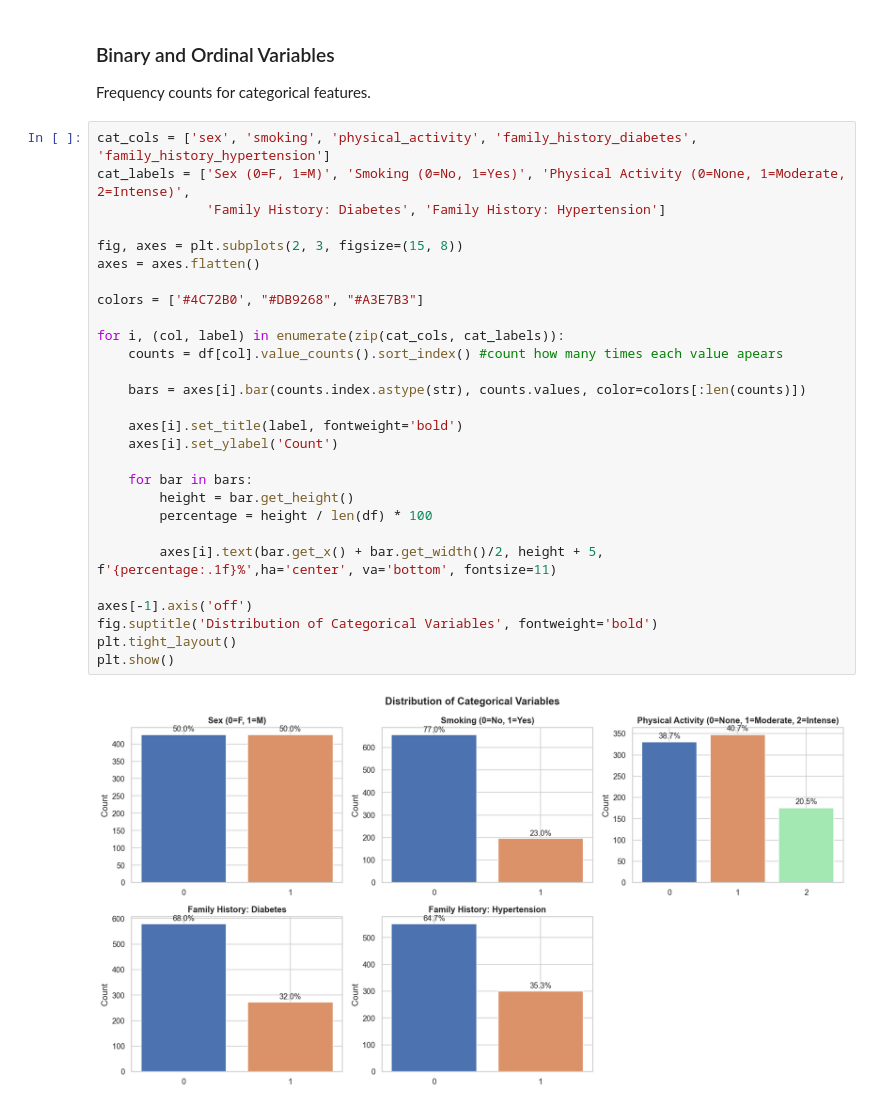
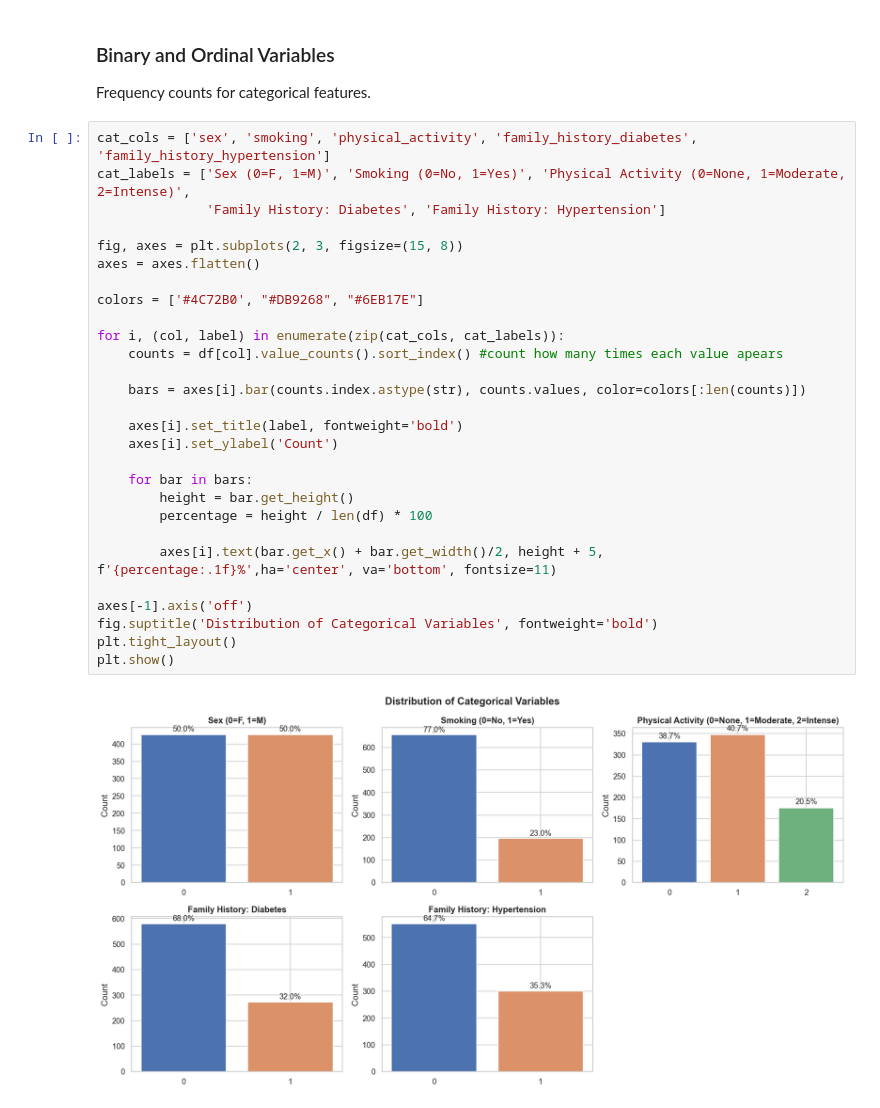
Before and after one commit to RodriguesS2/Project2-IA, a Jupyter notebook: eda_proj.ipynb, the cells around one changed output. Drawn from its saved outputs; the diff is of its cells as text.

```diff
--- a/eda_proj.ipynb
+++ b/eda_proj.ipynb
@@ -113,30 +113,30 @@ Frequency counts for categorical features.
 # %%
 cat_cols = ['sex', 'smoking', 'physical_activity', 'family_history_diabetes', 'family_history_hypertension']
 cat_labels = ['Sex (0=F, 1=M)', 'Smoking (0=No, 1=Yes)', 'Physical Activity (0=None, 1=Moderate, 2=Intense)',
               'Family History: Diabetes', 'Family History: Hypertension']
 
 fig, axes = plt.subplots(2, 3, figsize=(15, 8))
 axes = axes.flatten()
 
-colors = ['#4C72B0', "#DB9268", "#A3E7B3"]
+colors = ['#4C72B0', "#DB9268", "#6EB17E"]
 
 for i, (col, label) in enumerate(zip(cat_cols, cat_labels)):
     counts = df[col].value_counts().sort_index() #count how many times each value apears
 
     bars = axes[i].bar(counts.index.astype(str), counts.values, color=colors[:len(counts)])
 
     axes[i].set_title(label, fontweight='bold')
     axes[i].set_ylabel('Count')
 
     for bar in bars:
         height = bar.get_height()
         percentage = height / len(df) * 100
 
         axes[i].text(bar.get_x() + bar.get_width()/2, height + 5, f'{percentage:.1f}%',ha='center', va='bottom', fontsize=11)
 
 axes[-1].axis('off')
 fig.suptitle('Distribution of Categorical Variables', fontweight='bold')
 plt.tight_layout()
 plt.show()
 # %% [output]
-[figure, old version]
+[figure, new version]
```
Also changed, not shown: parts of 2 cells of this notebook.
